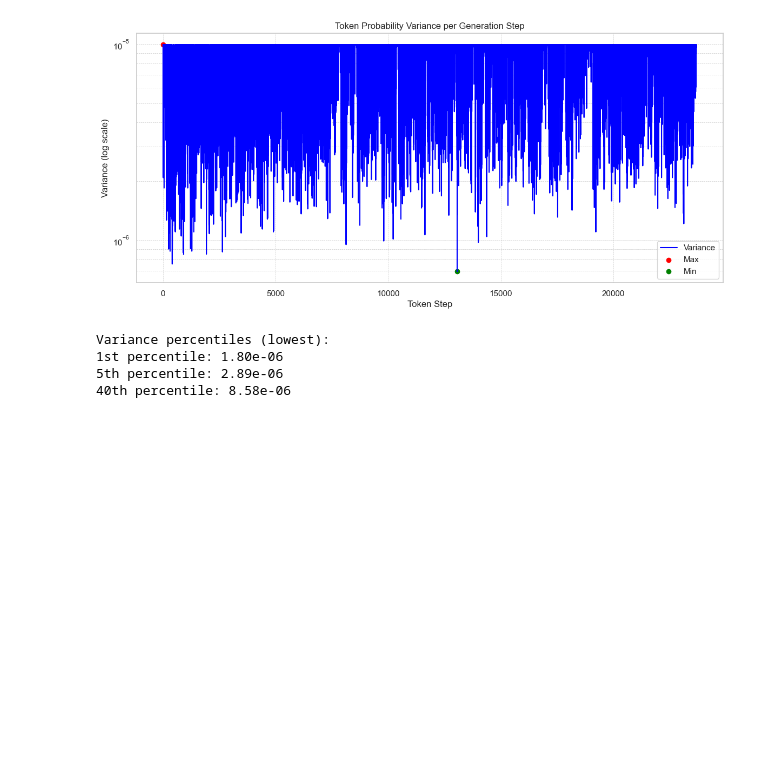
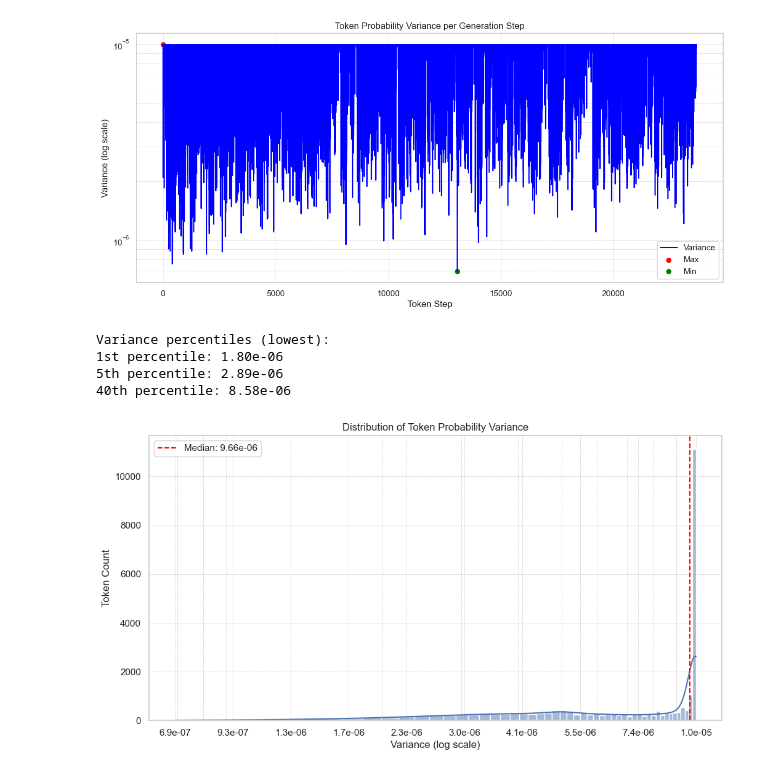
Before and after one commit to Teodor5rov/phi4-analyze, a Jupyter notebook: variance_analysis.ipynb, the cells around one changed output. Saved outputs shown, nothing was run; the diff lists cells and outputs as text; code cells hidden in the pictures; blank space fills up the shorter version.

```diff
--- a/variance_analysis.ipynb
+++ b/variance_analysis.ipynb
@@ -110,3 +110,30 @@ Variance percentiles (lowest):
 1st percentile: 1.80e-06
 5th percentile: 2.89e-06
 40th percentile: 8.58e-06
+# %%
+import numpy as np
+
+if 'df' in locals() and not df.empty:
+    plt.figure(figsize=(12, 6))
+    sns.histplot(df['variance'], bins=50, kde=True)
+    plt.xscale('log')
+    plt.xlabel('Variance (log scale)')
+    plt.ylabel('Token Count')
+    plt.title('Distribution of Token Probability Variance')
+    plt.grid(True, which="both", linestyle="--", linewidth=0.5)
+
+    # Add more ticks on the log x-axis
+    min_var = df['variance'].min()
+    max_var = df['variance'].max()
+    ticks = np.logspace(np.log10(min_var), np.log10(max_var), num=10)
+    plt.xticks(ticks, [f"{t:.1e}" for t in ticks])
+
+    # Add median line
+    median_var = df['variance'].median()
+    plt.axvline(median_var, color='red', linestyle='--', label=f"Median: {median_var:.2e}")
+    plt.legend()
+    plt.show()
+else:
+    print("DataFrame 'df' not available.")
+# %% [output]
+[figure, added]
```
Also changed, not shown: 1 other file.
